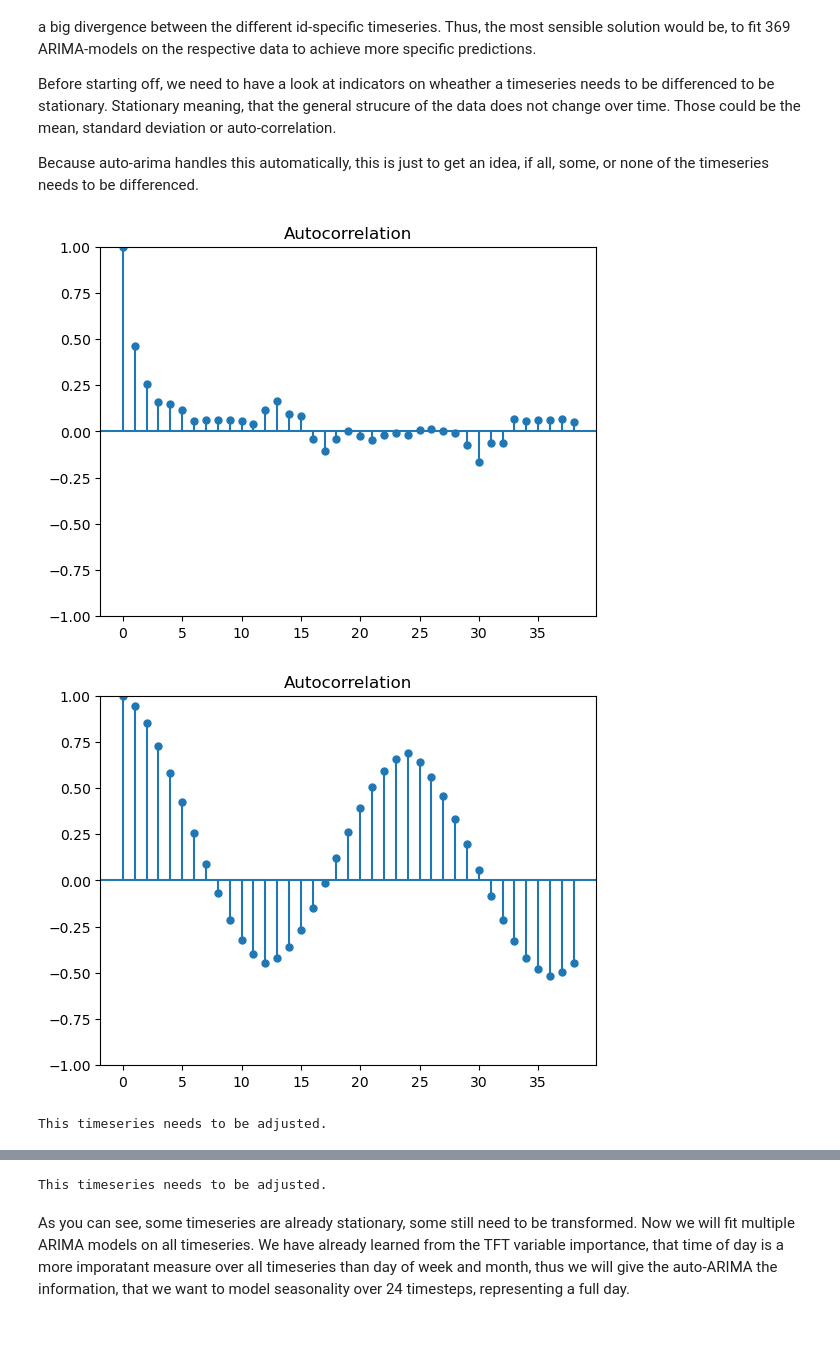
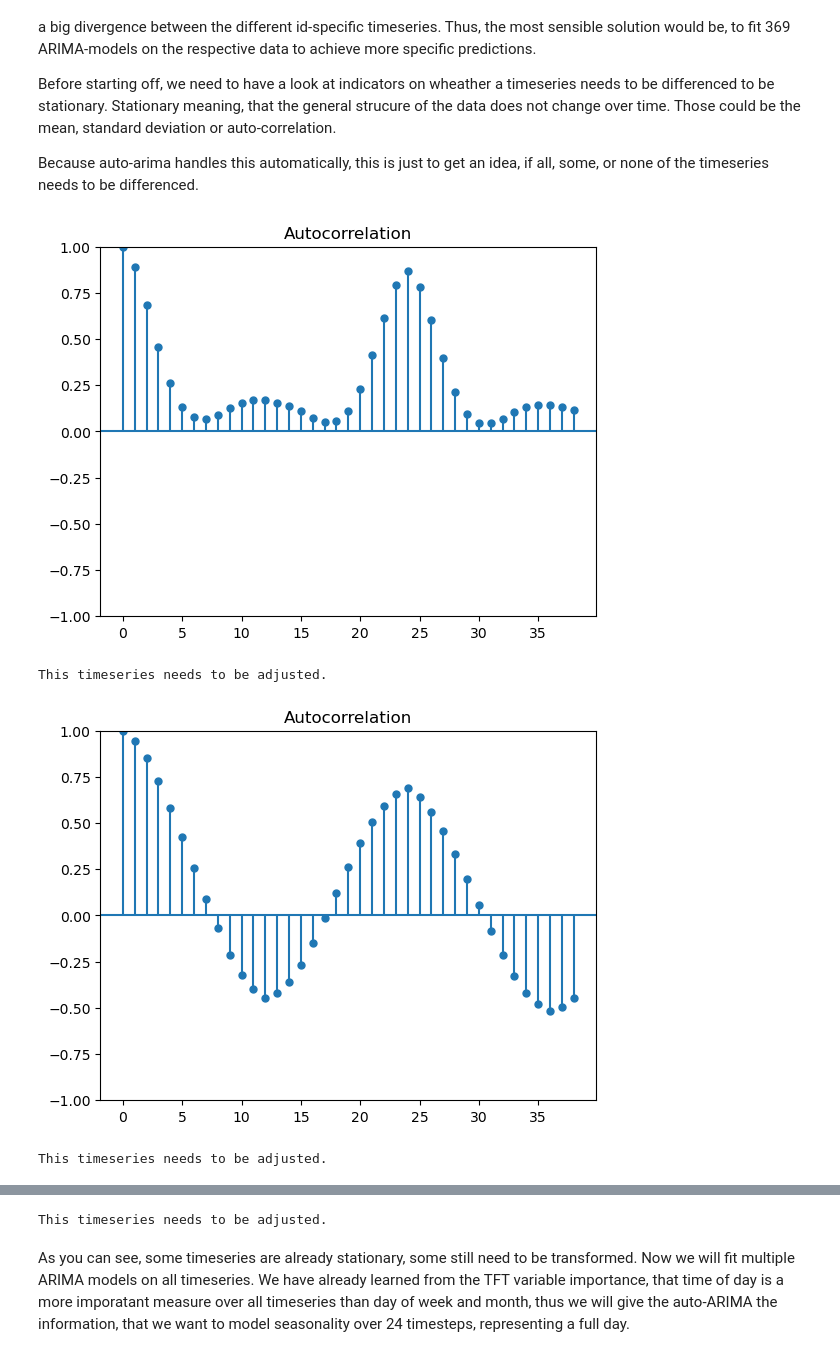
Before and after one commit to ben10ben/Interpretable-time-series-forecasting-at-scale, a Jupyter notebook: Electricity_EDA_Eval.ipynb, the cells around one changed output, grey strips where cells are left out. Saved outputs shown, nothing was run; the diff lists cells and outputs as text; code cells hidden in the pictures.

```diff
--- a/Electricity_EDA_Eval.ipynb
+++ b/Electricity_EDA_Eval.ipynb
@@ -125,36 +125,37 @@ Because auto-arima handles this automatically, this is just to get an idea, if a
 # %%
 train, _, _ = electricity_dataloader.create_electricity_timeseries_np()
 
-x1 = train[train["categorical_id"] == "2"]["power_usage"].array
+x1 = train[train["categorical_id"] == "15"]["power_usage"].array
 x2 = train[train["categorical_id"] == "150"]["power_usage"].array
 x3 = train[train["categorical_id"] == "350"]["power_usage"].array
 
 def eval_differenced(target_array):
     Arima.plot_acf(target_array)
     # Test whether we should difference at the alpha=0.05, significance level
     adf_test = ADFTest(alpha=0.05)
     p_val, should_diff = adf_test.should_diff(target_array)  # (0.01, False)
 
     # Estimate the number of differences using an ADF test:
     n_adf = ndiffs(target_array, test='adf')  # -> 0
 
     # Or a KPSS test (auto_arima default):
     n_kpss = ndiffs(target_array, test='kpss')  # -> 0
 
     # Or a PP test:
     n_pp = ndiffs(target_array, test='pp')  # -> 0
     if not n_adf == n_kpss == n_pp == 0 & should_diff == False:
         print("This timeseries needs to be adjusted.")
 
 eval_differenced(x1)
 eval_differenced(x2)
 eval_differenced(x3)
 # %% [output]
-[figure, old version]
+[figure, new version]
+This timeseries needs to be adjusted.
 [figure]
-This timeseries needs to be adjusted.
+This timeseries needs to be adjusted.
 [figure]
-This timeseries needs to be adjusted.
+This timeseries needs to be adjusted.
 # %% [markdown]
 As you can see, some timeseries are already stationary, some still need to be transformed.
 Now we will fit multiple ARIMA models on all timeseries. We have already learned from the TFT variable importance, that time of day is a more imporatant measure over all timeseries than day of week and month, thus we will give the auto-ARIMA the information, that we want to model seasonality over 24 timesteps, representing a full day.
```
Also changed, not shown: parts of 3 cells of this notebook, 7 other files.
